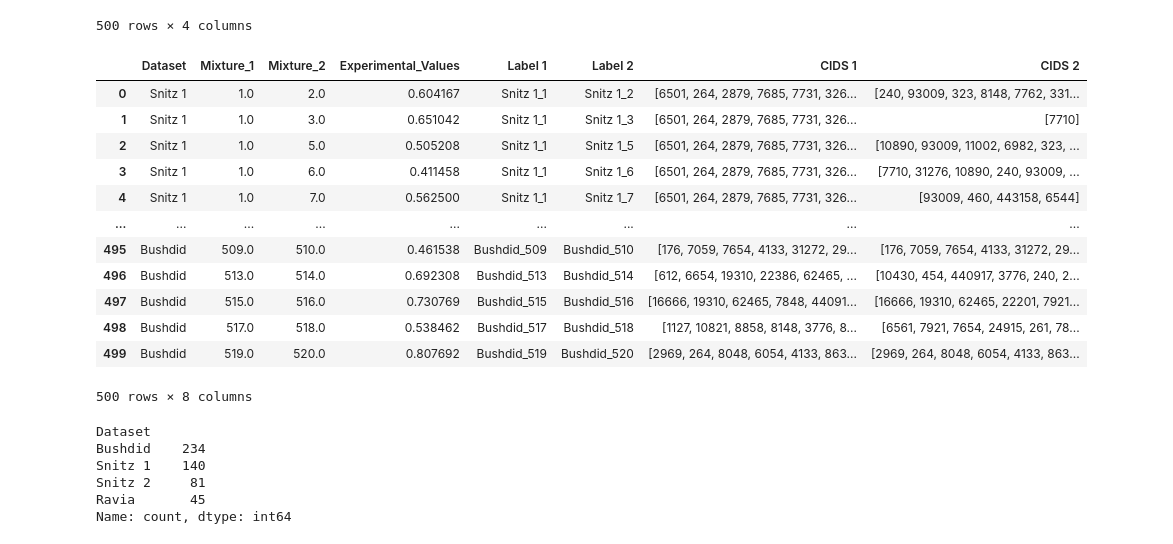
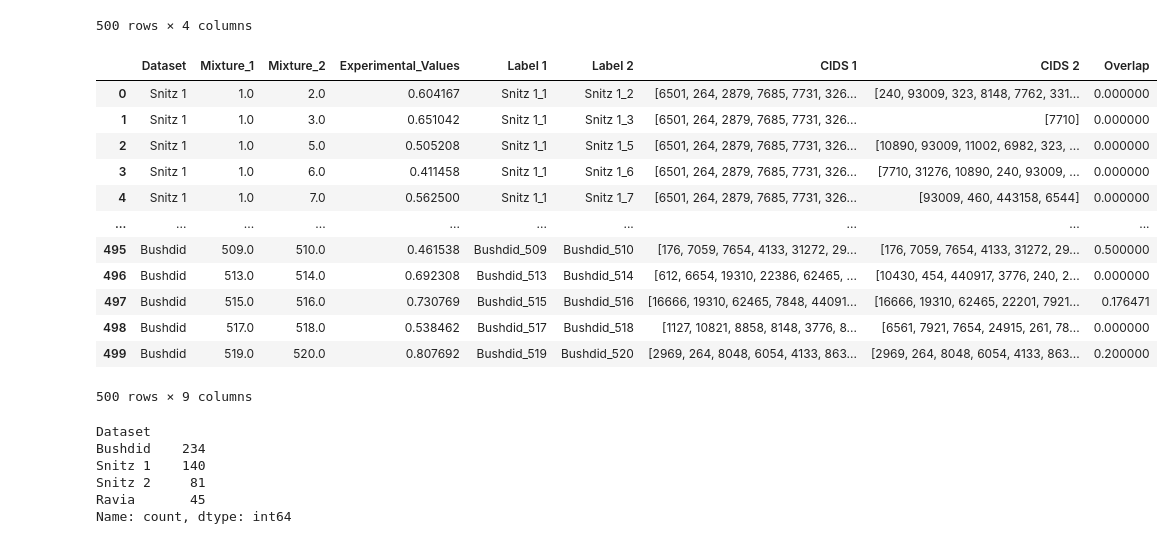
Before and after one commit to laurahsisson/dream, a Jupyter notebook: Notebooks/correct.ipynb, the cells around one changed output. Saved outputs shown, nothing was run; the diff lists cells and outputs as text; code cells hidden in the pictures.

```diff
--- a/Notebooks/correct.ipynb
+++ b/Notebooks/correct.ipynb
@@ -115,33 +131,37 @@ train_experiments
 | 499 | Bushdid | 519.0 | 520.0 | 0.807692 |
 500 rows × 4 columns
 # %%
+def jaccard(s1,s2):
+    return len(s1.intersection(s2))/len(s1.union(s2))
+
 def make_df_with_cids(experiments,mixtures,use_dataset=True):
     experiments = experiments.copy()
     if use_dataset:
         experiments["Label 1"] = experiments.apply(lambda x: x["Dataset"]+"_"+str(int(x["Mixture_1"])),axis=1)
         experiments["Label 2"] = experiments.apply(lambda x: x["Dataset"]+"_"+str(int(x["Mixture_2"])),axis=1)
     else:
         experiments["Label 1"] = experiments.apply(lambda x: str(int(x["Mixture_1"])),axis=1)
         experiments["Label 2"] = experiments.apply(lambda x: str(int(x["Mixture_2"])),axis=1)
     experiments["CIDS 1"] = experiments.apply(lambda x: mixtures[x["Label 1"]],axis=1)
     experiments["CIDS 2"] = experiments.apply(lambda x: mixtures[x["Label 2"]],axis=1)
+    experiments["Overlap"] = experiments.apply(lambda x: jaccard(set(x["CIDS 1"]),set(x["CIDS 2"])),axis=1)
     return experiments
 train_experiments_with_cids = make_df_with_cids(train_experiments,all_mixtures)
 train_experiments_with_cids
 # %% [output]
-|  | Dataset | Mixture_1 | Mixture_2 | Experimental_Values | Label 1 | Label 2 | CIDS 1 | CIDS 2 |
-| 0 | Snitz 1 | 1.0 | 2.0 | 0.604167 | Snitz 1_1 | Snitz 1_2 | [6501, 264, 2879, 7685, 7731, 326... | [240, 93009, 323, 8148, 7762, 331... |
-| 1 | Snitz 1 | 1.0 | 3.0 | 0.651042 | Snitz 1_1 | Snitz 1_3 | [6501, 264, 2879, 7685, 7731, 326... | [7710] |
-| 2 | Snitz 1 | 1.0 | 5.0 | 0.505208 | Snitz 1_1 | Snitz 1_5 | [6501, 264, 2879, 7685, 7731, 326... | [10890, 93009, 11002, 6982, 323, ... |
-| 3 | Snitz 1 | 1.0 | 6.0 | 0.411458 | Snitz 1_1 | Snitz 1_6 | [6501, 264, 2879, 7685, 7731, 326... | [7710, 31276, 10890, 240, 93009, ... |
-| 4 | Snitz 1 | 1.0 | 7.0 | 0.562500 | Snitz 1_1 | Snitz 1_7 | [6501, 264, 2879, 7685, 7731, 326... | [93009, 460, 443158, 6544] |
-| ... | ... | ... | ... | ... | ... | ... | ... | ... |
-| 495 | Bushdid | 509.0 | 510.0 | 0.461538 | Bushdid_509 | Bushdid_510 | [176, 7059, 7654, 4133, 31272, 29... | [176, 7059, 7654, 4133, 31272, 29... |
-| 496 | Bushdid | 513.0 | 514.0 | 0.692308 | Bushdid_513 | Bushdid_514 | [612, 6654, 19310, 22386, 62465, ... | [10430, 454, 440917, 3776, 240, 2... |
-| 497 | Bushdid | 515.0 | 516.0 | 0.730769 | Bushdid_515 | Bushdid_516 | [16666, 19310, 62465, 7848, 44091... | [16666, 19310, 62465, 22201, 7921... |
-| 498 | Bushdid | 517.0 | 518.0 | 0.538462 | Bushdid_517 | Bushdid_518 | [1127, 10821, 8858, 8148, 3776, 8... | [6561, 7921, 7654, 24915, 261, 78... |
-| 499 | Bushdid | 519.0 | 520.0 | 0.807692 | Bushdid_519 | Bushdid_520 | [2969, 264, 8048, 6054, 4133, 863... | [2969, 264, 8048, 6054, 4133, 863... |
+|  | Dataset | Mixture_1 | Mixture_2 | Experimental_Values | Label 1 | Label 2 | CIDS 1 | CIDS 2 | Overlap |
+| 0 | Snitz 1 | 1.0 | 2.0 | 0.604167 | Snitz 1_1 | Snitz 1_2 | [6501, 264, 2879, 7685, 7731, 326... | [240, 93009, 323, 8148, 7762, 331... | 0.000000 |
+| 1 | Snitz 1 | 1.0 | 3.0 | 0.651042 | Snitz 1_1 | Snitz 1_3 | [6501, 264, 2879, 7685, 7731, 326... | [7710] | 0.000000 |
+| 2 | Snitz 1 | 1.0 | 5.0 | 0.505208 | Snitz 1_1 | Snitz 1_5 | [6501, 264, 2879, 7685, 7731, 326... | [10890, 93009, 11002, 6982, 323, ... | 0.000000 |
+| 3 | Snitz 1 | 1.0 | 6.0 | 0.411458 | Snitz 1_1 | Snitz 1_6 | [6501, 264, 2879, 7685, 7731, 326... | [7710, 31276, 10890, 240, 93009, ... | 0.000000 |
+| 4 | Snitz 1 | 1.0 | 7.0 | 0.562500 | Snitz 1_1 | Snitz 1_7 | [6501, 264, 2879, 7685, 7731, 326... | [93009, 460, 443158, 6544] | 0.000000 |
+| ... | ... | ... | ... | ... | ... | ... | ... | ... | ... |
+| 495 | Bushdid | 509.0 | 510.0 | 0.461538 | Bushdid_509 | Bushdid_510 | [176, 7059, 7654, 4133, 31272, 29... | [176, 7059, 7654, 4133, 31272, 29... | 0.500000 |
+| 496 | Bushdid | 513.0 | 514.0 | 0.692308 | Bushdid_513 | Bushdid_514 | [612, 6654, 19310, 22386, 62465, ... | [10430, 454, 440917, 3776, 240, 2... | 0.000000 |
+| 497 | Bushdid | 515.0 | 516.0 | 0.730769 | Bushdid_515 | Bushdid_516 | [16666, 19310, 62465, 7848, 44091... | [16666, 19310, 62465, 22201, 7921... | 0.176471 |
+| 498 | Bushdid | 517.0 | 518.0 | 0.538462 | Bushdid_517 | Bushdid_518 | [1127, 10821, 8858, 8148, 3776, 8... | [6561, 7921, 7654, 24915, 261, 78... | 0.000000 |
+| 499 | Bushdid | 519.0 | 520.0 | 0.807692 | Bushdid_519 | Bushdid_520 | [2969, 264, 8048, 6054, 4133, 863... | [2969, 264, 8048, 6054, 4133, 863... | 0.200000 |
-500 rows × 8 columns
+500 rows × 9 columns
 # %%
 train_experiments_with_cids['Dataset'].value_counts()
 # %% [output]
```
Also changed, not shown: parts of 8 cells of this notebook, 1 other file.
